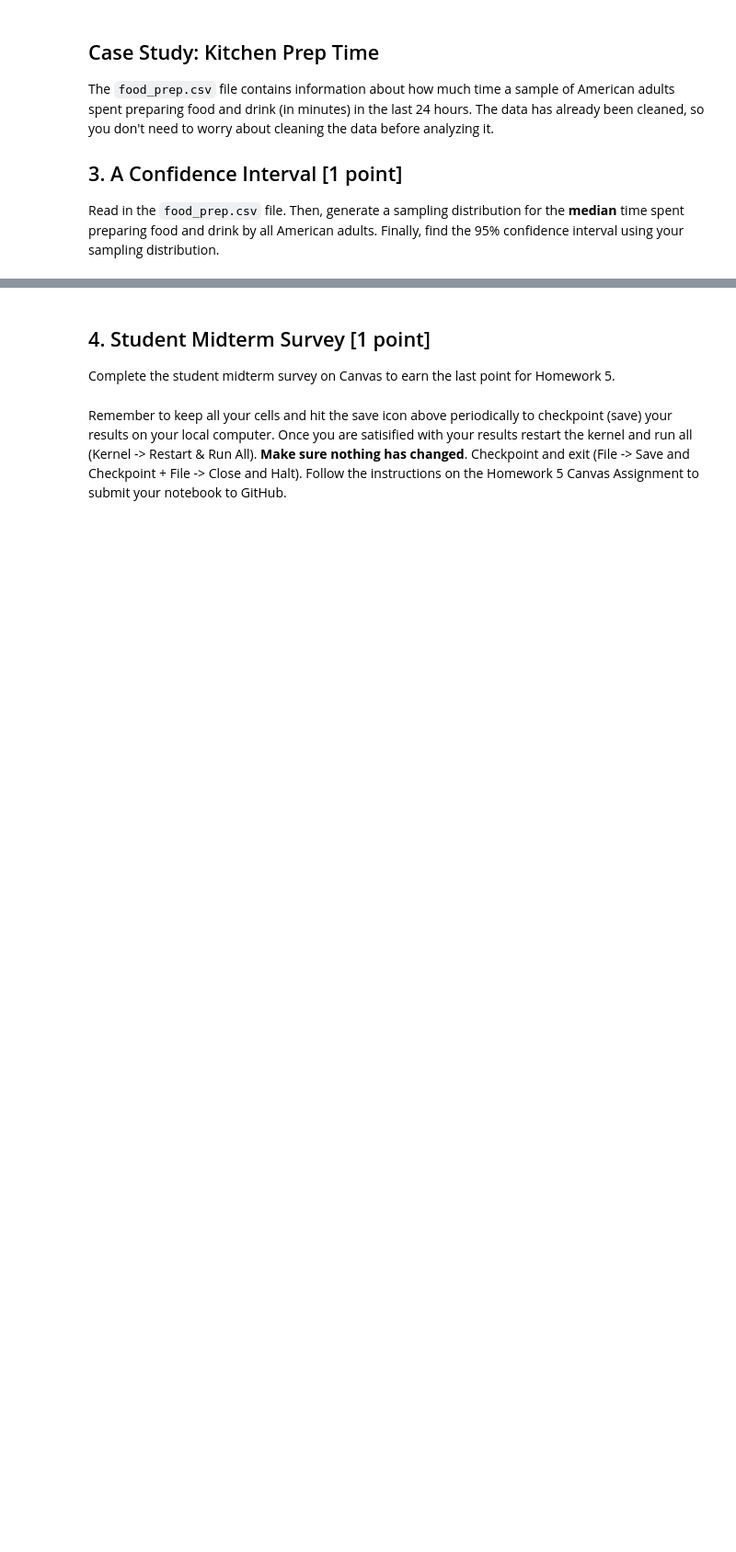
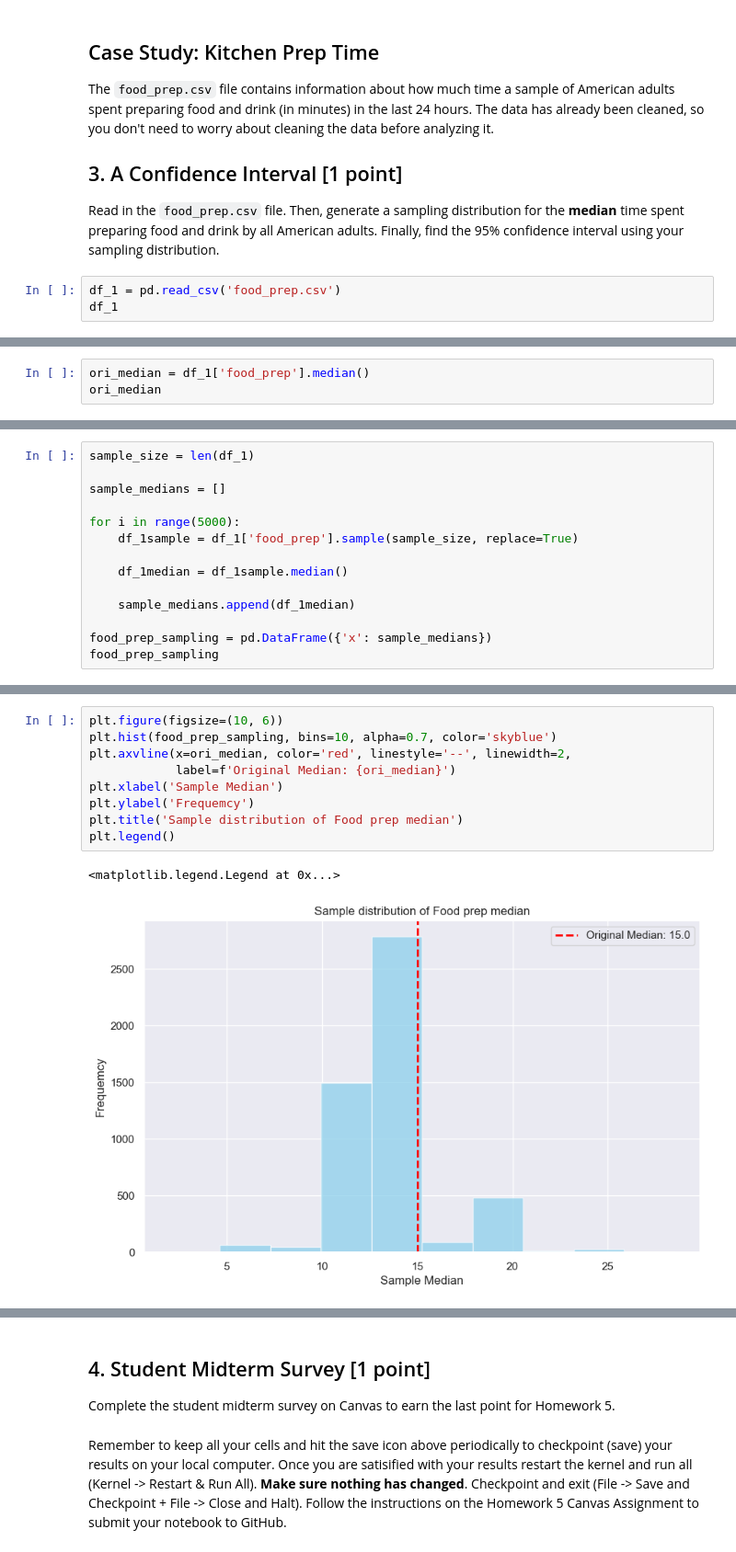
Before and after one commit to soobinj2/stat207, a Jupyter notebook: homework_05/homework_05.ipynb, the cells around one changed output, grey strips where cells are left out. Shown at 92% size. Cells and saved outputs as stored; diff of their text form; blank space fills up the shorter version.

```diff
--- a/homework_05/homework_05.ipynb
+++ b/homework_05/homework_05.ipynb
@@ -78,3 +187,6 @@ The `food_prep.csv` file contains information about how much time a sample of Am
 ## 3. A Confidence Interval [1 point]
 
 Read in the `food_prep.csv` file.  Then, generate a sampling distribution for the **median** time spent preparing food and drink by all American adults.  Finally, find the 95% confidence interval using your sampling distribution.
+# %%
+df_1 = pd.read_csv('food_prep.csv')
+df_1
@@ -80,0 +207,3 @@ Read in the `food_prep.csv` file.  Then, generate a sampling distribution for th
+# %%
+ori_median = df_1['food_prep'].median()
+ori_median
@@ -80,0 +212,14 @@ Read in the `food_prep.csv` file.  Then, generate a sampling distribution for th
+# %%
+sample_size = len(df_1)
+
+sample_medians = []
+
+for i in range(5000):
+    df_1sample = df_1['food_prep'].sample(sample_size, replace=True)
+
+    df_1median = df_1sample.median()
+
+    sample_medians.append(df_1median)
+
+food_prep_sampling = pd.DataFrame({'x': sample_medians})
+food_prep_sampling
@@ -80,0 +240,12 @@ Read in the `food_prep.csv` file.  Then, generate a sampling distribution for th
+# %%
+plt.figure(figsize=(10, 6))
+plt.hist(food_prep_sampling, bins=10, alpha=0.7, color='skyblue')
+plt.axvline(x=ori_median, color='red', linestyle='--', linewidth=2,
+            label=f'Original Median: {ori_median}')
+plt.xlabel('Sample Median')
+plt.ylabel('Frequemcy')
+plt.title('Sample distribution of Food prep median')
+plt.legend()
+# %% [output]
+<matplotlib.legend.Legend at 0x...>
+[figure, added]
```
Also changed, not shown: parts of 16 cells of this notebook, 1 other file.
